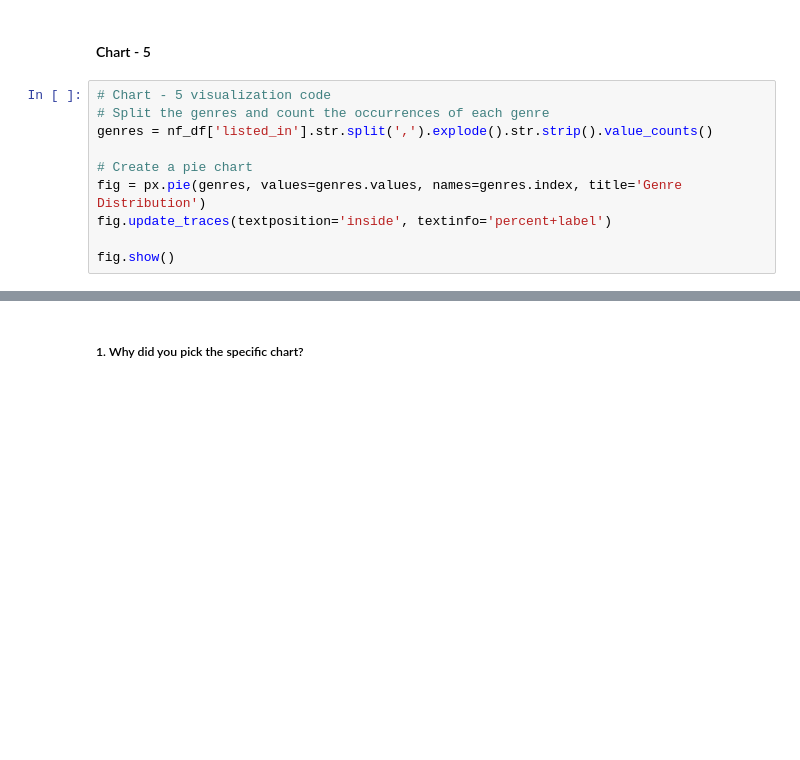
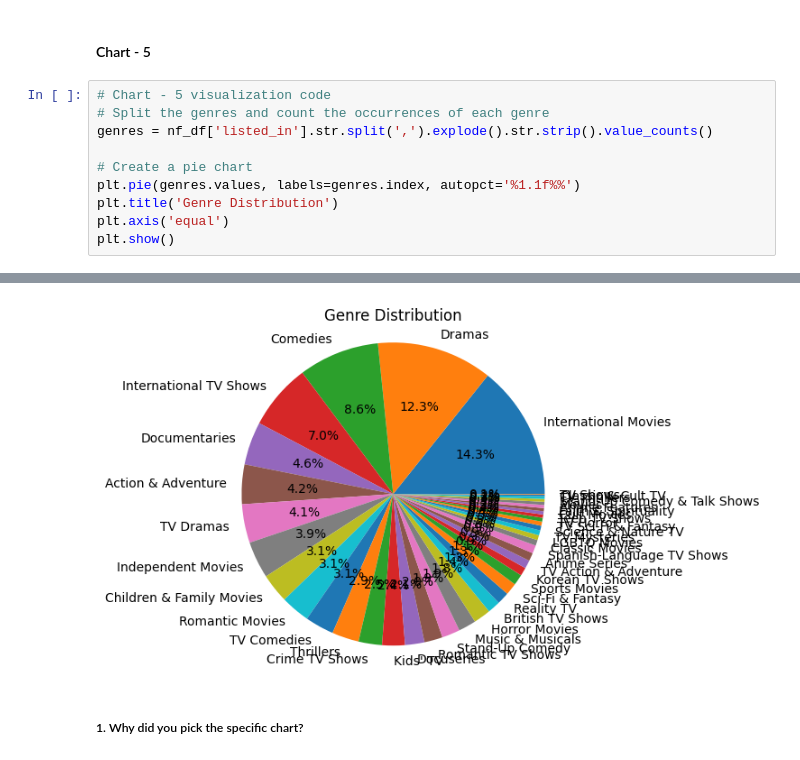
Before and after one commit to rafiddeshmukh/Netflix_Movies_and_TV_Shows_Clustering, a Jupyter notebook: Netflix_Movies_and_TV_Shows_Clustering.ipynb, the cells around one changed output, grey strips where cells are left out. Drawn from its saved outputs; the diff is of its cells as text; blank space fills up the shorter version.

```diff
--- a/Netflix_Movies_and_TV_Shows_Clustering.ipynb
+++ b/Netflix_Movies_and_TV_Shows_Clustering.ipynb
@@ -421,8 +421,8 @@ Answer Here
 genres = nf_df['listed_in'].str.split(',').explode().str.strip().value_counts()
 
 # Create a pie chart
-fig = px.pie(genres, values=genres.values, names=genres.index, title='Genre Distribution')
-fig.update_traces(textposition='inside', textinfo='percent+label')
-
-fig.show()
+plt.pie(genres.values, labels=genres.index, autopct='%1.1f%%')
+plt.title('Genre Distribution')
+plt.axis('equal')
+plt.show()
 # %% [output]
@@ -430,3 +429,4 @@ fig.show()
+[figure, added]
 # %% [markdown]
 ##### 1. Why did you pick the specific chart?
 # %% [markdown]
```
Also changed, not shown: parts of 5 cells of this notebook.
